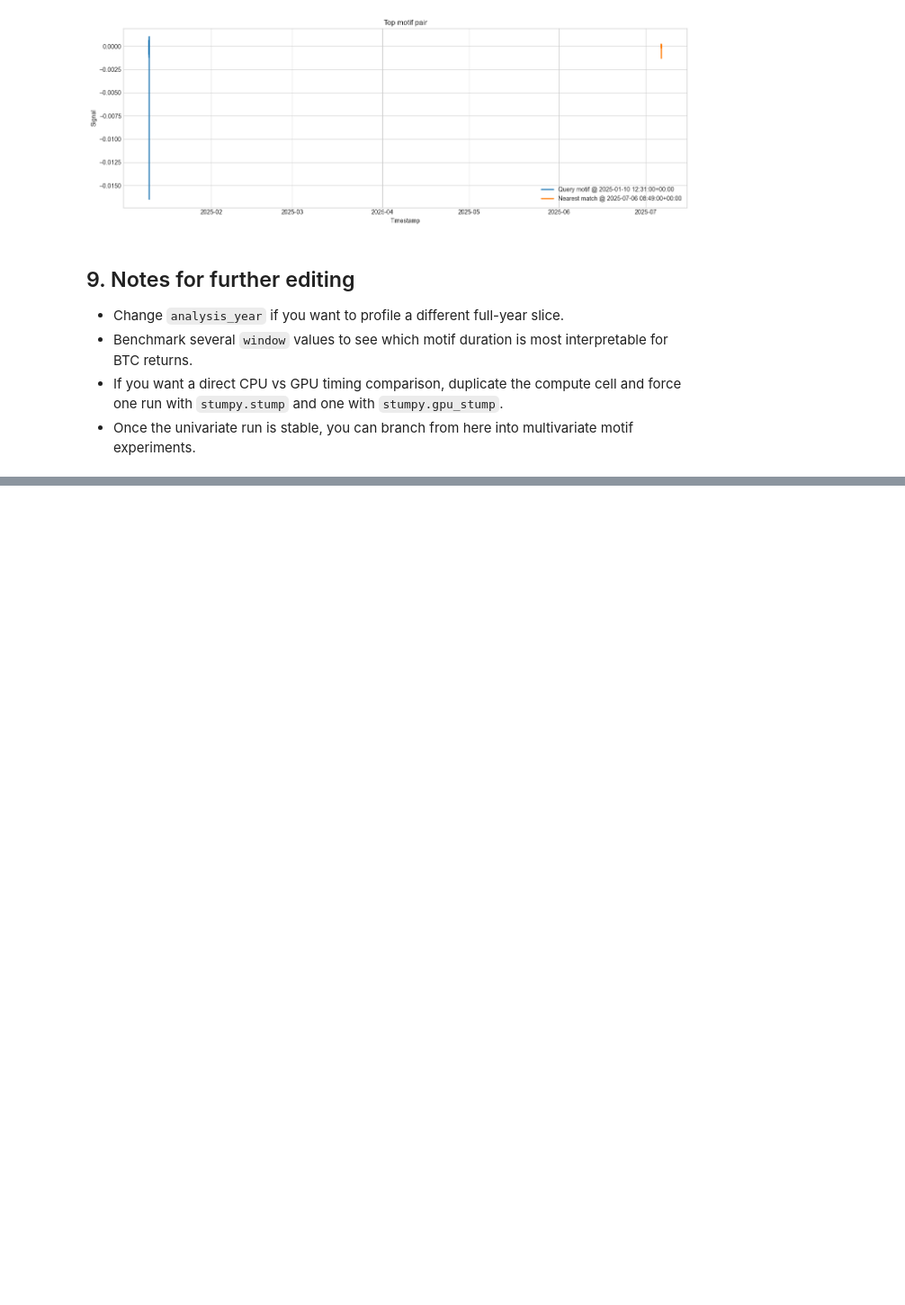
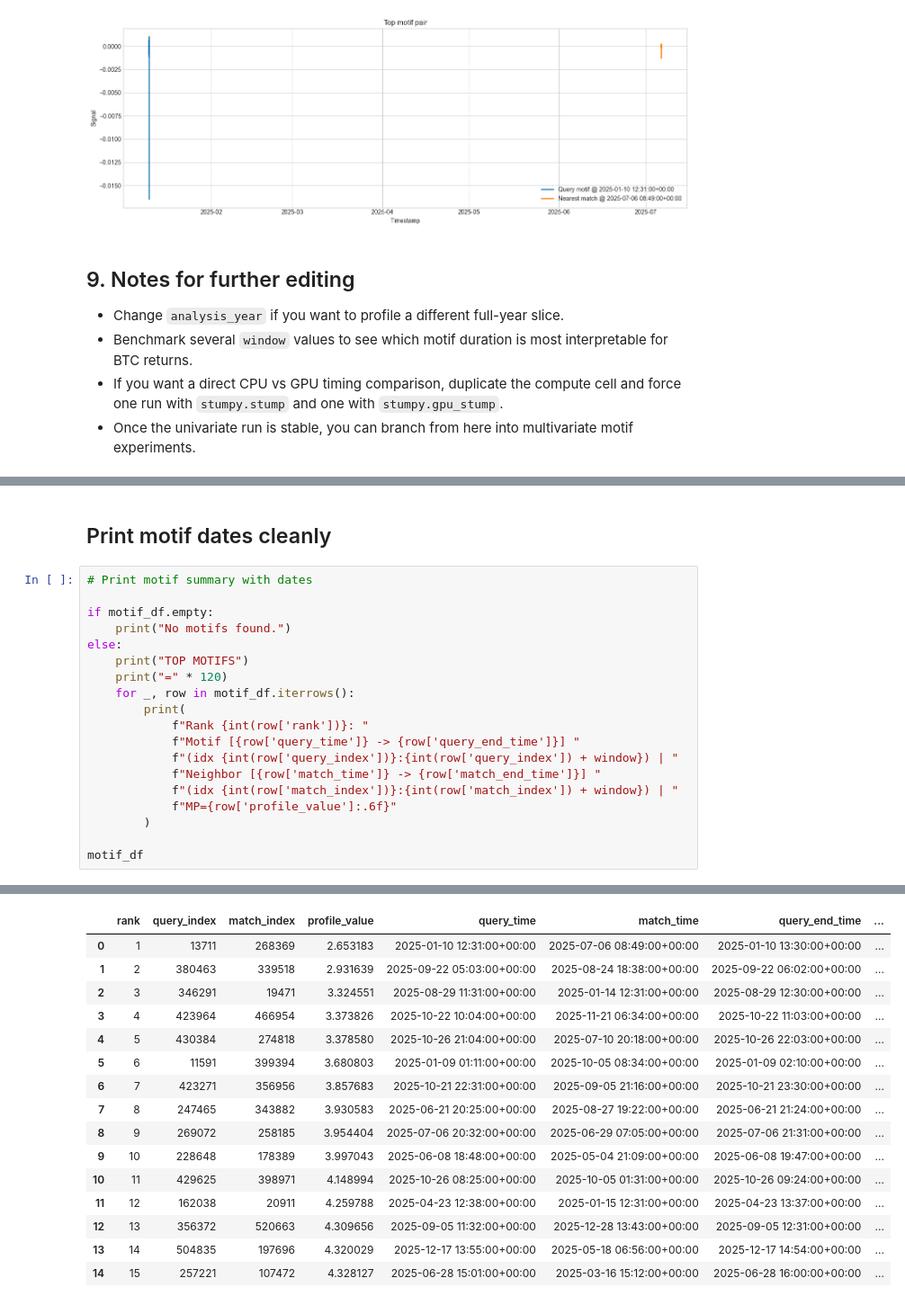
Before and after one commit to theakshaybande/crypto-time-series-motifs, a Jupyter notebook: notebooks/method_testing/02_gpu_stomp_with_stumpy.ipynb, the cells around one changed output, grey strips where cells are left out. Shown at 90% size. Drawn from its saved outputs; the diff is of its cells as text; blank space fills up the shorter version.

```diff
--- a/notebooks/method_testing/02_gpu_stomp_with_stumpy.ipynb
+++ b/notebooks/method_testing/02_gpu_stomp_with_stumpy.ipynb
@@ -393,0 +503,22 @@ else:
+# %% [markdown]
+## Print motif dates cleanly
+# %%
+# Print motif summary with dates
+
+if motif_df.empty:
+    print("No motifs found.")
+else:
+    print("TOP MOTIFS")
+    print("=" * 120)
+    for _, row in motif_df.iterrows():
+        print(
+            f"Rank {int(row['rank'])}: "
+            f"Motif [{row['query_time']} -> {row['query_end_time']}] "
+            f"(idx {int(row['query_index'])}:{int(row['query_index']) + window}) | "
+            f"Neighbor [{row['match_time']} -> {row['match_end_time']}] "
+            f"(idx {int(row['match_index'])}:{int(row['match_index']) + window}) | "
+            f"MP={row['profile_value']:.6f}"
+        )
+
+motif_df
+# %% [output]
@@ -393,0 +542,16 @@ else:
+|  | rank | query_index | match_index | profile_value | query_time | match_time | query_end_time | ... |
+| 0 | 1 | 13711 | 268369 | 2.653183 | 2025-01-10 12:31:00+00:00 | 2025-07-06 08:49:00+00:00 | 2025-01-10 13:30:00+00:00 | ... |
+| 1 | 2 | 380463 | 339518 | 2.931639 | 2025-09-22 05:03:00+00:00 | 2025-08-24 18:38:00+00:00 | 2025-09-22 06:02:00+00:00 | ... |
+| 2 | 3 | 346291 | 19471 | 3.324551 | 2025-08-29 11:31:00+00:00 | 2025-01-14 12:31:00+00:00 | 2025-08-29 12:30:00+00:00 | ... |
+| 3 | 4 | 423964 | 466954 | 3.373826 | 2025-10-22 10:04:00+00:00 | 2025-11-21 06:34:00+00:00 | 2025-10-22 11:03:00+00:00 | ... |
+| 4 | 5 | 430384 | 274818 | 3.378580 | 2025-10-26 21:04:00+00:00 | 2025-07-10 20:18:00+00:00 | 2025-10-26 22:03:00+00:00 | ... |
+| 5 | 6 | 11591 | 399394 | 3.680803 | 2025-01-09 01:11:00+00:00 | 2025-10-05 08:34:00+00:00 | 2025-01-09 02:10:00+00:00 | ... |
+| 6 | 7 | 423271 | 356956 | 3.857683 | 2025-10-21 22:31:00+00:00 | 2025-09-05 21:16:00+00:00 | 2025-10-21 23:30:00+00:00 | ... |
+| 7 | 8 | 247465 | 343882 | 3.930583 | 2025-06-21 20:25:00+00:00 | 2025-08-27 19:22:00+00:00 | 2025-06-21 21:24:00+00:00 | ... |
+| 8 | 9 | 269072 | 258185 | 3.954404 | 2025-07-06 20:32:00+00:00 | 2025-06-29 07:05:00+00:00 | 2025-07-06 21:31:00+00:00 | ... |
+| 9 | 10 | 228648 | 178389 | 3.997043 | 2025-06-08 18:48:00+00:00 | 2025-05-04 21:09:00+00:00 | 2025-06-08 19:47:00+00:00 | ... |
+| 10 | 11 | 429625 | 398971 | 4.148994 | 2025-10-26 08:25:00+00:00 | 2025-10-05 01:31:00+00:00 | 2025-10-26 09:24:00+00:00 | ... |
+| 11 | 12 | 162038 | 20911 | 4.259788 | 2025-04-23 12:38:00+00:00 | 2025-01-15 12:31:00+00:00 | 2025-04-23 13:37:00+00:00 | ... |
+| 12 | 13 | 356372 | 520663 | 4.309656 | 2025-09-05 11:32:00+00:00 | 2025-12-28 13:43:00+00:00 | 2025-09-05 12:31:00+00:00 | ... |
+| 13 | 14 | 504835 | 197696 | 4.320029 | 2025-12-17 13:55:00+00:00 | 2025-05-18 06:56:00+00:00 | 2025-12-17 14:54:00+00:00 | ... |
+| 14 | 15 | 257221 | 107472 | 4.328127 | 2025-06-28 15:01:00+00:00 | 2025-03-16 15:12:00+00:00 | 2025-06-28 16:00:00+00:00 | ... |
```
Also changed, not shown: parts of 17 cells of this notebook.
